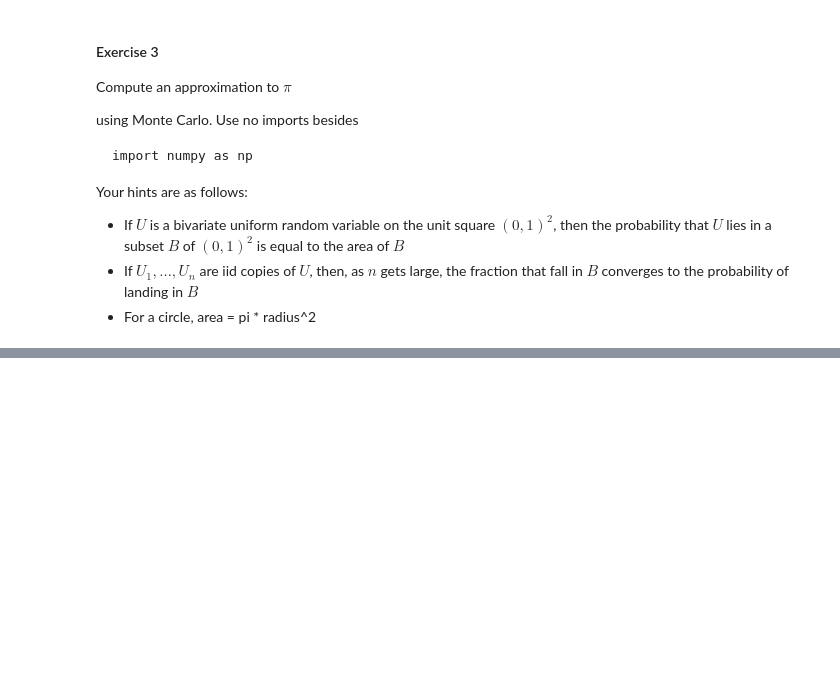
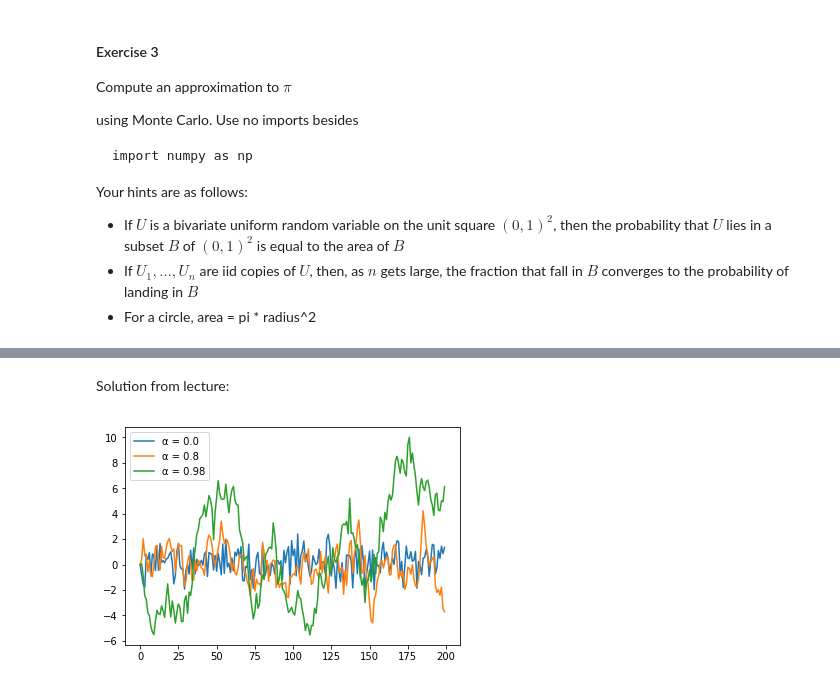
Before and after one commit to ryanmaclear/quantecon, a Jupyter notebook: 01_An_introductory_example.ipynb, the cells around one changed output, grey strips where cells are left out. Saved outputs shown, nothing was run; the diff lists cells and outputs as text; code cells hidden in the pictures; blank space fills up the shorter version.

```diff
--- a/01_An_introductory_example.ipynb
+++ b/01_An_introductory_example.ipynb
@@ -290,0 +462,17 @@ Your hints are as follows:
+# %% [markdown]
+Solution from lecture:
+# %%
+αs = [0.0, 0.8, 0.98]
+ts_length = 200
+
+for α in αs:
+    x_values = []
+    current_x = 0
+    for i in range(ts_length):
+        x_values.append(current_x)
+        current_x = α * current_x + np.random.randn()
+    plt.plot(x_values, label=f'α = {α}')
+plt.legend()
+plt.show()
+# %% [output]
+[figure, added]
```
Also changed, not shown: parts of 26 cells of this notebook.
